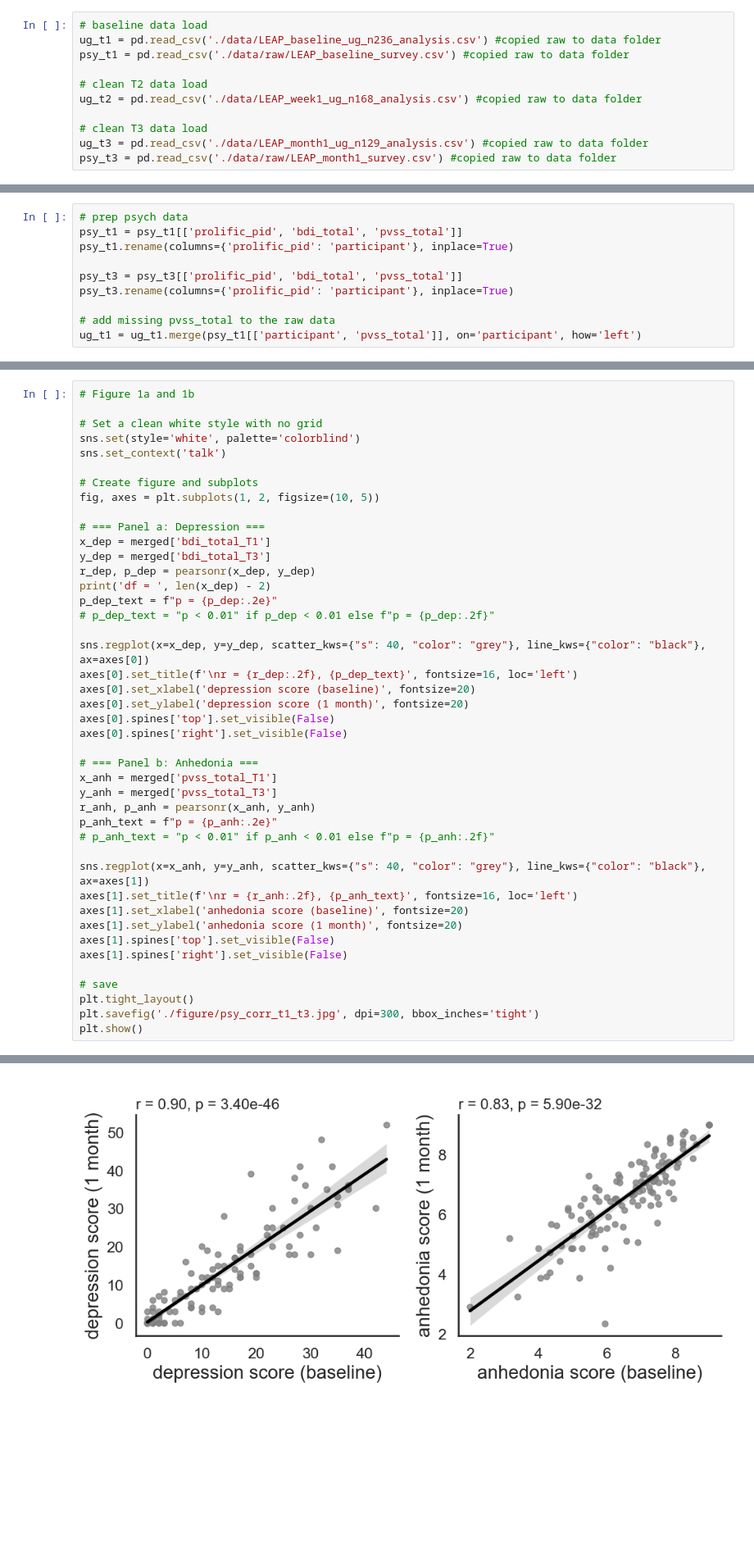
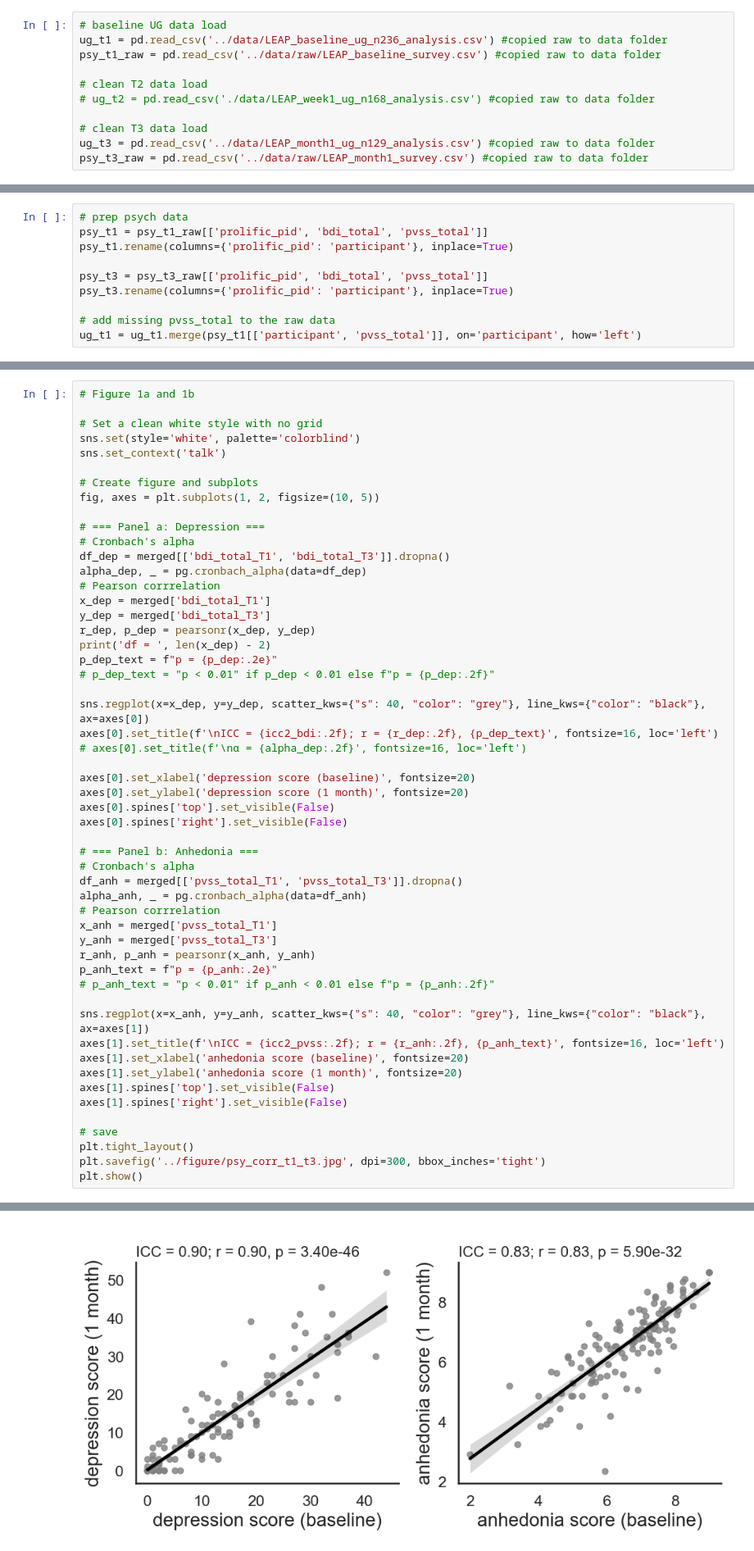
Before and after one commit to fuqixiu/leap-online-study, a Jupyter notebook: analysis/longitudinal_check.ipynb, the cells around one changed output, grey strips where cells are left out. Shown at 82% size. Saved outputs shown, nothing was run; the diff lists cells and outputs as text; blank space fills up the shorter version.

```diff
--- a/analysis/longitudinal_check.ipynb
+++ b/analysis/longitudinal_check.ipynb
@@ -26,13 +28,13 @@ ug_t3_clean data note (older note)
 Note
 - only used baseline psyscore for labels (everything is mapped from the baseline max n demographics, including the symptoms cutoff from baseline)
 # %%
-# baseline data load
-ug_t1 = pd.read_csv('./data/LEAP_baseline_ug_n236_analysis.csv') #copied raw to data folder
-psy_t1 = pd.read_csv('./data/raw/LEAP_baseline_survey.csv') #copied raw to data folder
+# baseline UG data load
+ug_t1 = pd.read_csv('../data/LEAP_baseline_ug_n236_analysis.csv') #copied raw to data folder
+psy_t1_raw = pd.read_csv('../data/raw/LEAP_baseline_survey.csv') #copied raw to data folder
 
 # clean T2 data load
-ug_t2 = pd.read_csv('./data/LEAP_week1_ug_n168_analysis.csv') #copied raw to data folder
+# ug_t2 = pd.read_csv('./data/LEAP_week1_ug_n168_analysis.csv') #copied raw to data folder
 
 # clean T3 data load
-ug_t3 = pd.read_csv('./data/LEAP_month1_ug_n129_analysis.csv') #copied raw to data folder
-psy_t3 = pd.read_csv('./data/raw/LEAP_month1_survey.csv') #copied raw to data folder
+ug_t3 = pd.read_csv('../data/LEAP_month1_ug_n129_analysis.csv') #copied raw to data folder
+psy_t3_raw = pd.read_csv('../data/raw/LEAP_month1_survey.csv') #copied raw to data folder
@@ -39,9 +47,9 @@ psy_t3 = pd.read_csv('./data/raw/LEAP_month1_survey.csv') #copied raw to data fo
 # %%
 # prep psych data
-psy_t1 = psy_t1[['prolific_pid', 'bdi_total', 'pvss_total']]
+psy_t1 = psy_t1_raw[['prolific_pid', 'bdi_total', 'pvss_total']]
 psy_t1.rename(columns={'prolific_pid': 'participant'}, inplace=True)
 
-psy_t3 = psy_t3[['prolific_pid', 'bdi_total', 'pvss_total']]
+psy_t3 = psy_t3_raw[['prolific_pid', 'bdi_total', 'pvss_total']]
 psy_t3.rename(columns={'prolific_pid': 'participant'}, inplace=True)
 
 # add missing pvss_total to the raw data
@@ -127,41 +247,51 @@ sns.set_context('talk')
 fig, axes = plt.subplots(1, 2, figsize=(10, 5))
 
 # === Panel a: Depression ===
+# Cronbach's alpha
+df_dep = merged[['bdi_total_T1', 'bdi_total_T3']].dropna()
+alpha_dep, _ = pg.cronbach_alpha(data=df_dep)
+# Pearson corrrelation
 x_dep = merged['bdi_total_T1']
 y_dep = merged['bdi_total_T3']
 r_dep, p_dep = pearsonr(x_dep, y_dep)
 print('df = ', len(x_dep) - 2)
 p_dep_text = f"p = {p_dep:.2e}"
 # p_dep_text = "p < 0.01" if p_dep < 0.01 else f"p = {p_dep:.2f}"
 
 sns.regplot(x=x_dep, y=y_dep, scatter_kws={"s": 40, "color": "grey"}, line_kws={"color": "black"}, ax=axes[0])
-axes[0].set_title(f'\nr = {r_dep:.2f}, {p_dep_text}', fontsize=16, loc='left')
+axes[0].set_title(f'\nICC = {icc2_bdi:.2f}; r = {r_dep:.2f}, {p_dep_text}', fontsize=16, loc='left')
+# axes[0].set_title(f'\nα = {alpha_dep:.2f}', fontsize=16, loc='left')
+
 axes[0].set_xlabel('depression score (baseline)', fontsize=20)
 axes[0].set_ylabel('depression score (1 month)', fontsize=20)
 axes[0].spines['top'].set_visible(False)
 axes[0].spines['right'].set_visible(False)
 
 # === Panel b: Anhedonia ===
+# Cronbach's alpha
+df_anh = merged[['pvss_total_T1', 'pvss_total_T3']].dropna()
+alpha_anh, _ = pg.cronbach_alpha(data=df_anh)
+# Pearson corrrelation
 x_anh = merged['pvss_total_T1']
 y_anh = merged['pvss_total_T3']
 r_anh, p_anh = pearsonr(x_anh, y_anh)
 p_anh_text = f"p = {p_anh:.2e}"
 # p_anh_text = "p < 0.01" if p_anh < 0.01 else f"p = {p_anh:.2f}"
 
 sns.regplot(x=x_anh, y=y_anh, scatter_kws={"s": 40, "color": "grey"}, line_kws={"color": "black"}, ax=axes[1])
-axes[1].set_title(f'\nr = {r_anh:.2f}, {p_anh_text}', fontsize=16, loc='left')
+axes[1].set_title(f'\nICC = {icc2_pvss:.2f}; r = {r_anh:.2f}, {p_anh_text}', fontsize=16, loc='left')
 axes[1].set_xlabel('anhedonia score (baseline)', fontsize=20)
 axes[1].set_ylabel('anhedonia score (1 month)', fontsize=20)
 axes[1].spines['top'].set_visible(False)
 axes[1].spines['right'].set_visible(False)
 
 # save
 plt.tight_layout()
-plt.savefig('./figure/psy_corr_t1_t3.jpg', dpi=300, bbox_inches='tight')
+plt.savefig('../figure/psy_corr_t1_t3.jpg', dpi=300, bbox_inches='tight')
 plt.show()
 # %% [output]
 df =  120
-[figure, old version]
+[figure, new version]
 # %% [markdown]
 ## Retention status
 # %%
```
Also changed, not shown: parts of 32 cells of this notebook, 6 other files.
